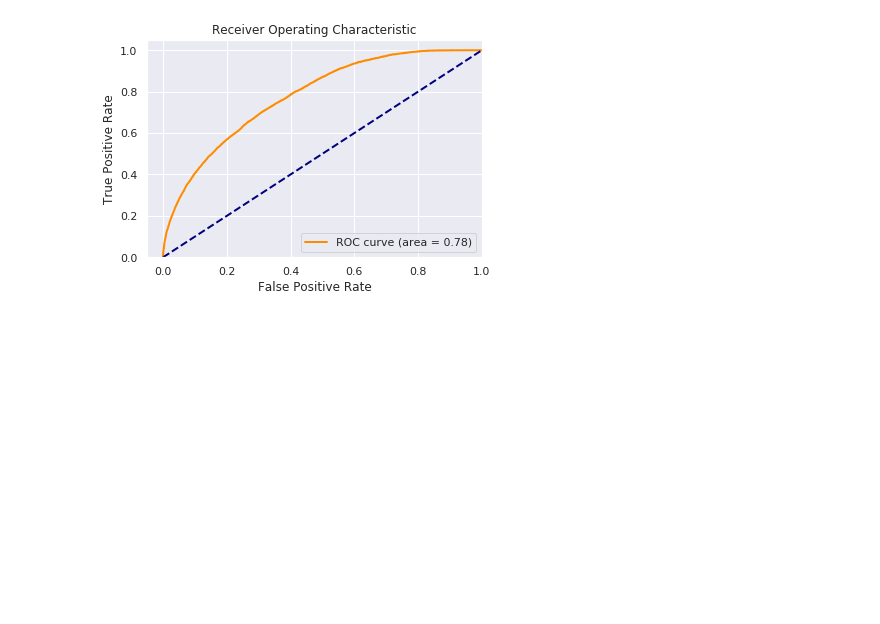
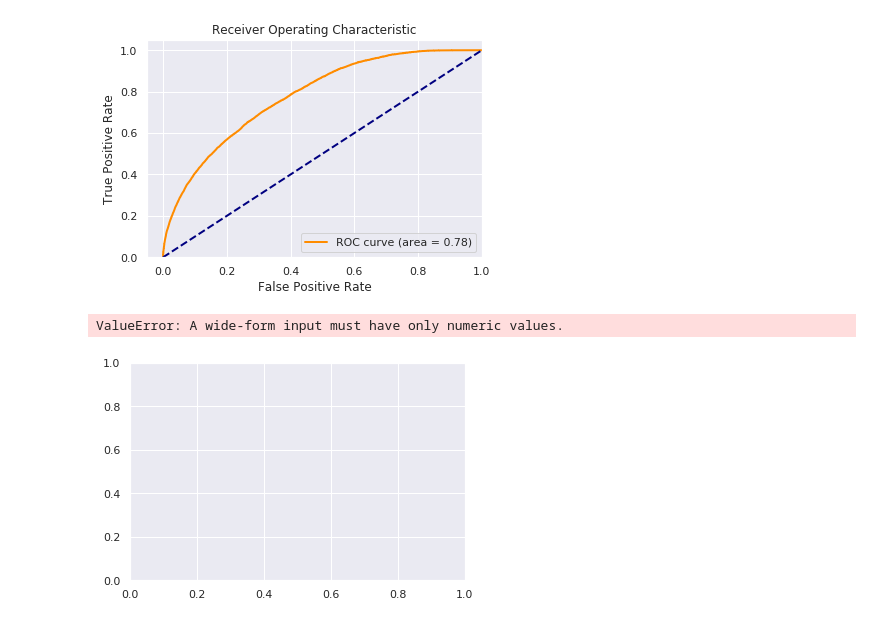
Before and after one commit to wangruichens/bert_multi_gpu, a Jupyter notebook: bert1.ipynb, the cells around one changed output. Drawn from its saved outputs; the diff is of its cells as text; code cells hidden in the pictures; blank space fills up the shorter version.

```diff
--- a/bert1.ipynb
+++ b/bert1.ipynb
@@ -332,3 +332,22 @@ plt.legend(loc="lower right")
 plt.show()
 # %% [output]
 [figure]
+# %%
+# red dashes, blue squares and green triangles
+thresholds= np.array(thresholds.tolist()[1:])
+fpr= np.array(fpr.tolist()[1:])
+tpr =np.array(tpr.tolist()[1:])
+idx= range(len(thresholds))
+# plt.plot(idx, thresholds, 'g--',idx, tpr, 'r--', idx, fpr, 'b--')
+# plt.show()
+d = {'idx':idx, 'thresholds': thresholds,'fpr':fpr,'tpr':tpr}
+df_roc = pd.DataFrame(data=d)
+
+fig, ax = plt.subplots()
+sns.lineplot(data=pd.melt(df_roc, ['idx']))
+# sns.lineplot(x="idx", y="fpr",ax= ax,data=df_roc,label='fpr')
+# sns.lineplot(x="idx", y="tpr",ax= ax,data=df_roc,label='tpr')
+# sns.lineplot(x="idx", y="thresholds",ax= ax,data=df_roc,label='thresholds')
+# %% [output]
+ValueError: A wide-form input must have only numeric values.
+[figure, added]
```
